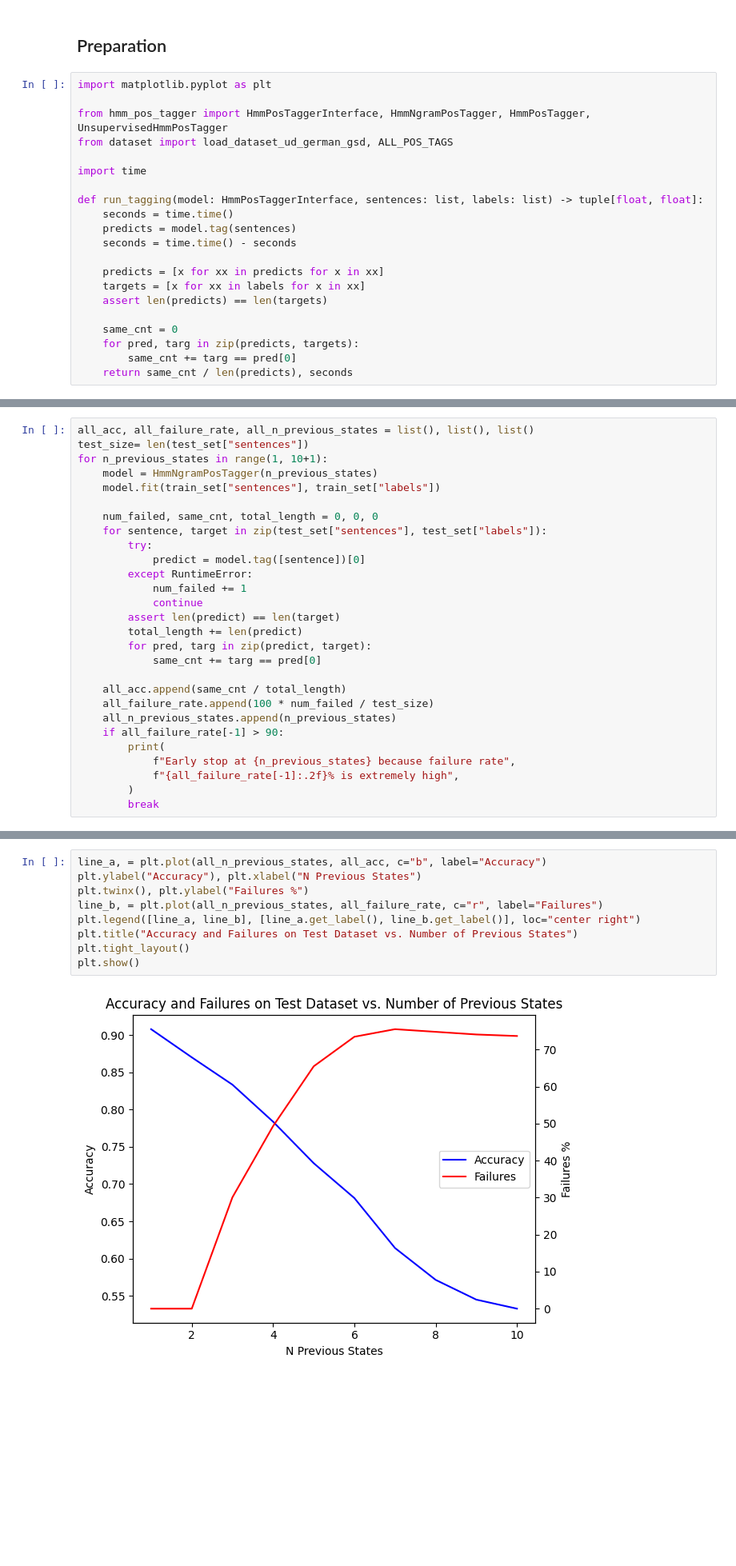
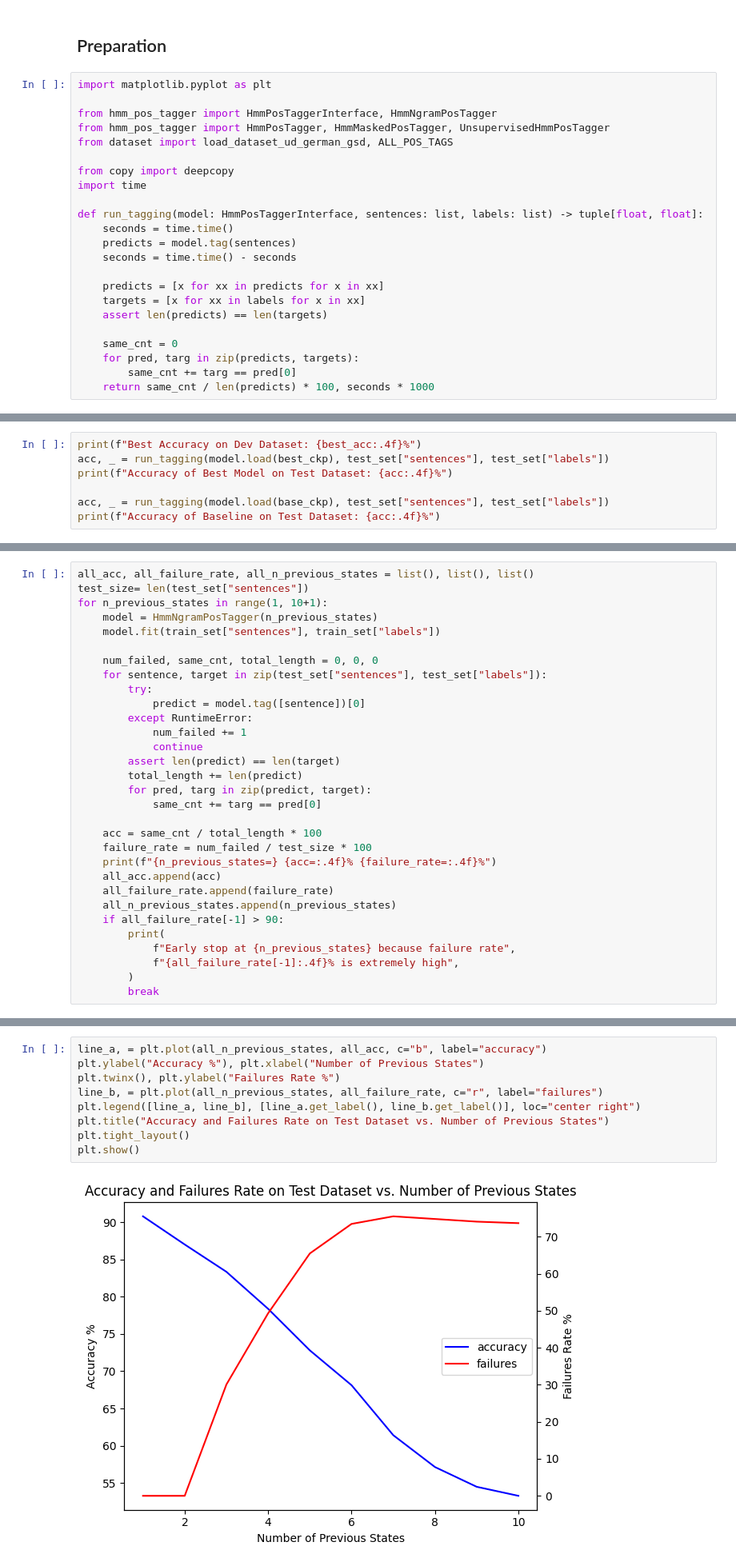
Before and after one commit to alexander7xu/saar_cl, a Jupyter notebook: 2_pos_tagging_with_hmms/main.ipynb, the cells around one changed output, grey strips where cells are left out. Shown at 80% size. Saved outputs shown, nothing was run; the diff lists cells and outputs as text; blank space fills up the shorter version.

```diff
--- a/2_pos_tagging_with_hmms/main.ipynb
+++ b/2_pos_tagging_with_hmms/main.ipynb
@@ -5,9 +5,11 @@
 # %%
 import matplotlib.pyplot as plt
 
-from hmm_pos_tagger import HmmPosTaggerInterface, HmmNgramPosTagger, HmmPosTagger, UnsupervisedHmmPosTagger
+from hmm_pos_tagger import HmmPosTaggerInterface, HmmNgramPosTagger
+from hmm_pos_tagger import HmmPosTagger, HmmMaskedPosTagger, UnsupervisedHmmPosTagger
 from dataset import load_dataset_ud_german_gsd, ALL_POS_TAGS
 
+from copy import deepcopy
 import time
 
 def run_tagging(model: HmmPosTaggerInterface, sentences: list, labels: list) -> tuple[float, float]:
@@ -22,7 +24,7 @@ def run_tagging(model: HmmPosTaggerInterface, sentences: list, labels: list) ->
     same_cnt = 0
     for pred, targ in zip(predicts, targets):
         same_cnt += targ == pred[0]
-    return same_cnt / len(predicts), seconds
+    return same_cnt / len(predicts) * 100, seconds * 1000
 # %%
 # Load datasets
 train_set = load_dataset_ud_german_gsd("train", return_labels=True)
@@ -122,0 +196,7 @@ plt.show()
+# %%
+print(f"Best Accuracy on Dev Dataset: {best_acc:.4f}%")
+acc, _ = run_tagging(model.load(best_ckp), test_set["sentences"], test_set["labels"])
+print(f"Accuracy of Best Model on Test Dataset: {acc:.4f}%")
+
+acc, _ = run_tagging(model.load(base_ckp), test_set["sentences"], test_set["labels"])
+print(f"Accuracy of Baseline on Test Dataset: {acc:.4f}%")
@@ -145,12 +237,15 @@ for n_previous_states in range(1, 10+1):
         for pred, targ in zip(predict, target):
             same_cnt += targ == pred[0]
 
-    all_acc.append(same_cnt / total_length)
-    all_failure_rate.append(100 * num_failed / test_size)
+    acc = same_cnt / total_length * 100
+    failure_rate = num_failed / test_size * 100
+    print(f"{n_previous_states=} {acc=:.4f}% {failure_rate=:.4f}%")
+    all_acc.append(acc)
+    all_failure_rate.append(failure_rate)
     all_n_previous_states.append(n_previous_states)
     if all_failure_rate[-1] > 90:
         print(
             f"Early stop at {n_previous_states} because failure rate",
-            f"{all_failure_rate[-1]:.2f}% is extremely high",
+            f"{all_failure_rate[-1]:.4f}% is extremely high",
         )
         break
@@ -157,14 +263,14 @@ for n_previous_states in range(1, 10+1):
 # %%
-line_a, = plt.plot(all_n_previous_states, all_acc, c="b", label="Accuracy")
-plt.ylabel("Accuracy"), plt.xlabel("N Previous States")
-plt.twinx(), plt.ylabel("Failures %")
-line_b, = plt.plot(all_n_previous_states, all_failure_rate, c="r", label="Failures")
+line_a, = plt.plot(all_n_previous_states, all_acc, c="b", label="accuracy")
+plt.ylabel("Accuracy %"), plt.xlabel("Number of Previous States")
+plt.twinx(), plt.ylabel("Failures Rate %")
+line_b, = plt.plot(all_n_previous_states, all_failure_rate, c="r", label="failures")
 plt.legend([line_a, line_b], [line_a.get_label(), line_b.get_label()], loc="center right")
-plt.title("Accuracy and Failures on Test Dataset vs. Number of Previous States")
+plt.title("Accuracy and Failures Rate on Test Dataset vs. Number of Previous States")
 plt.tight_layout()
 plt.show()
 # %% [output]
-[figure, old version]
+[figure, new version]
 # %% [markdown]
 ## Parallel: Speed vs. Number of Threads
 
```
Also changed, not shown: parts of 14 cells of this notebook, 5 other files.
